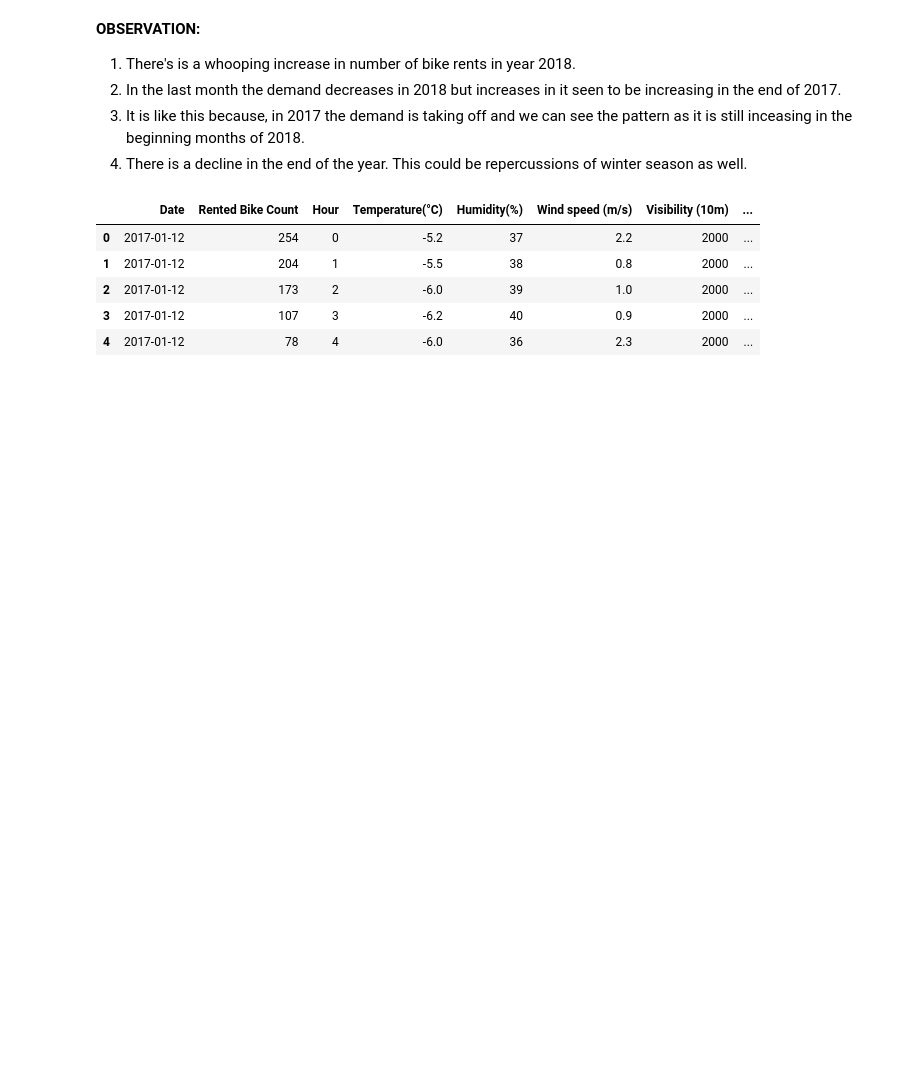
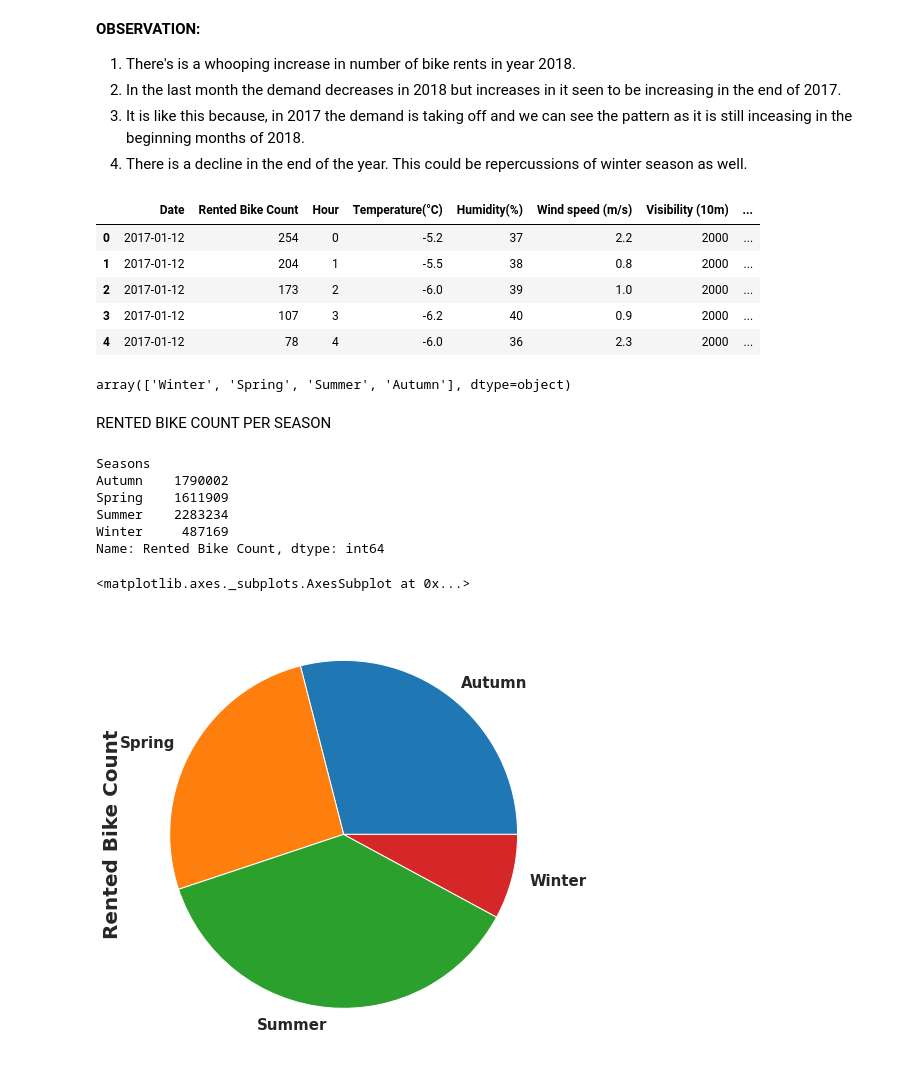
Before and after one commit to SuvOnGithub/Bike-Sharing-Demand-Prediction---Capstone-Project, a Jupyter notebook: suvenddu_Bike_Sharing_Demand_Prediction_Capstone_Project_.ipynb, the cells around one changed output. Cells and saved outputs as stored; diff of their text form; code cells hidden in the pictures; blank space fills up the shorter version.

```diff
--- a/suvenddu_Bike_Sharing_Demand_Prediction_Capstone_Project_.ipynb
+++ b/suvenddu_Bike_Sharing_Demand_Prediction_Capstone_Project_.ipynb
@@ -490,3 +490,30 @@ plt.show()
 | 2 | 2017-01-12 | 173 | 2 | -6.0 | 39 | 1.0 | 2000 | ... |
 | 3 | 2017-01-12 | 107 | 3 | -6.2 | 40 | 0.9 | 2000 | ... |
 | 4 | 2017-01-12 | 78 | 4 | -6.0 | 36 | 2.3 | 2000 | ... |
+# %%
+ #extracting unique seasons
+df['Seasons'].unique()
+# %% [output]
+array(['Winter', 'Spring', 'Summer', 'Autumn'], dtype=object)
+# %%
+ #adding temperature and dew point temperature column
+df['Temperature_and_DP_Temp'] = [df['Temperature(°C)'][i]+df['Dew point temperature(°C)'][i] for i in range(len(df))]
+df.drop(['Temperature(°C)','Dew point temperature(°C)'],axis=1,inplace=True)
+# %% [markdown]
+RENTED BIKE COUNT PER SEASON
+# %%
+ #seasons and Rented Bike Count
+df.groupby(['Seasons'])['Rented Bike Count'].sum()
+# %% [output]
+Seasons
+Autumn    1790002
+Spring    1611909
+Summer    2283234
+Winter     487169
+Name: Rented Bike Count, dtype: int64
+# %%
+#plotting pie
+df.groupby('Seasons')['Rented Bike Count'].sum().plot.pie(figsize=(15,8))
+# %% [output]
+<matplotlib.axes._subplots.AxesSubplot at 0x...>
+[figure, added]
```
Also changed, not shown: parts of 2 cells of this notebook.
